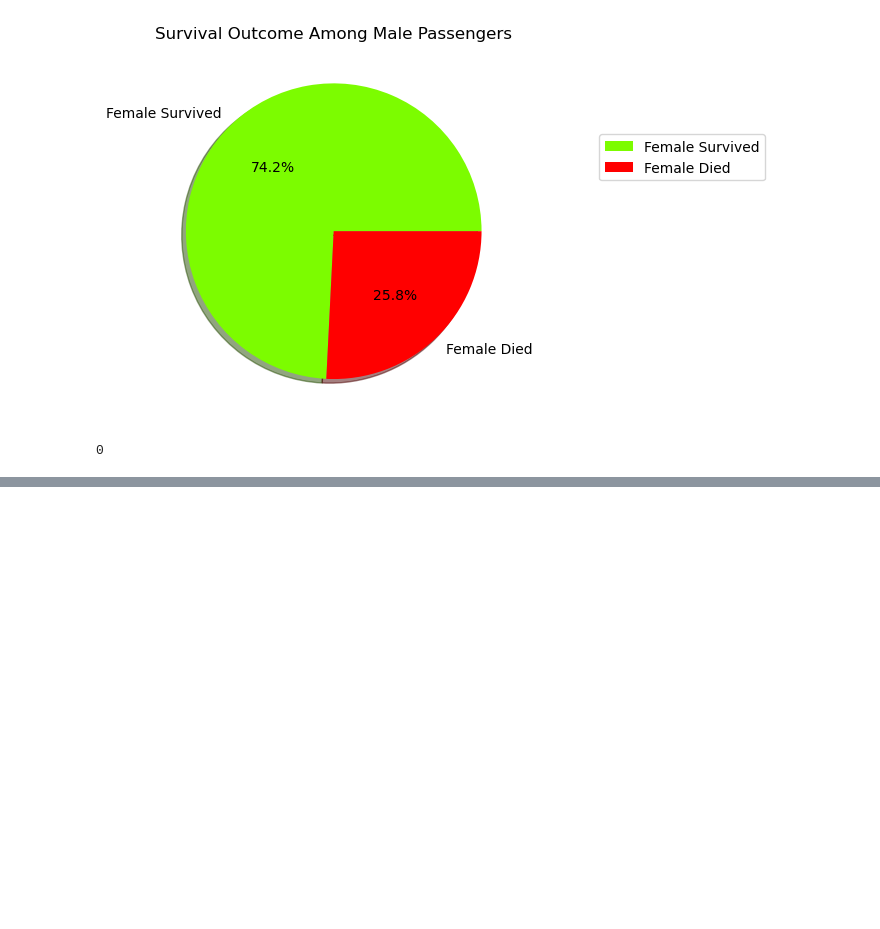
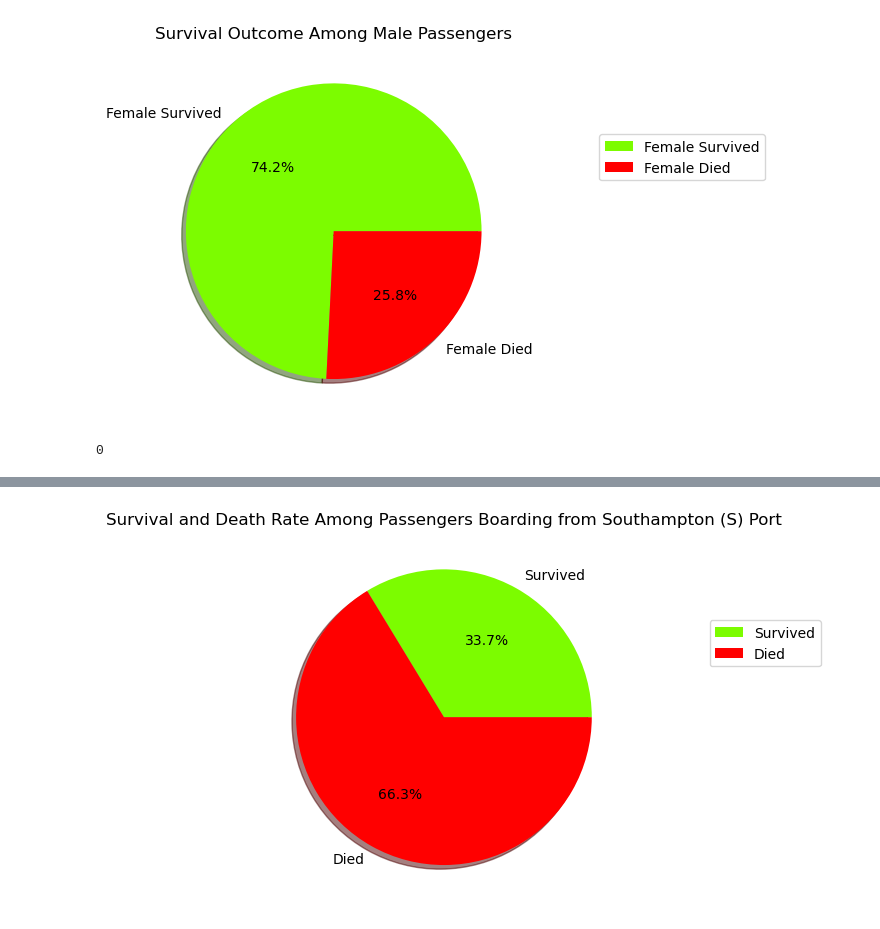
Before and after one commit to shiffa-04/Titanic-Data-set, a Jupyter notebook: Data-set.ipynb, the cells around one changed output, grey strips where cells are left out. Saved outputs shown, nothing was run; the diff lists cells and outputs as text; code cells hidden in the pictures; blank space fills up the shorter version.

```diff
--- a/Data-set.ipynb
+++ b/Data-set.ipynb
@@ -265,0 +346,12 @@ plt.show()
+# %%
+shades = ['lawngreen','red']
+data={
+    'Survived' : survivors_s,
+    'Died': died_s
+}
+plt.title("Survival and Death Rate Among Passengers Boarding from Southampton (S) Port")
+plt.pie(data.values(), labels=data.keys(), shadow=True, colors=shades, autopct='%2.1f%%')
+plt.legend(loc ='center left', bbox_to_anchor=(1.2,0.7))
+plt.show()
+# %% [output]
+[figure, added]
```
Also changed, not shown: parts of 13 cells of this notebook.
